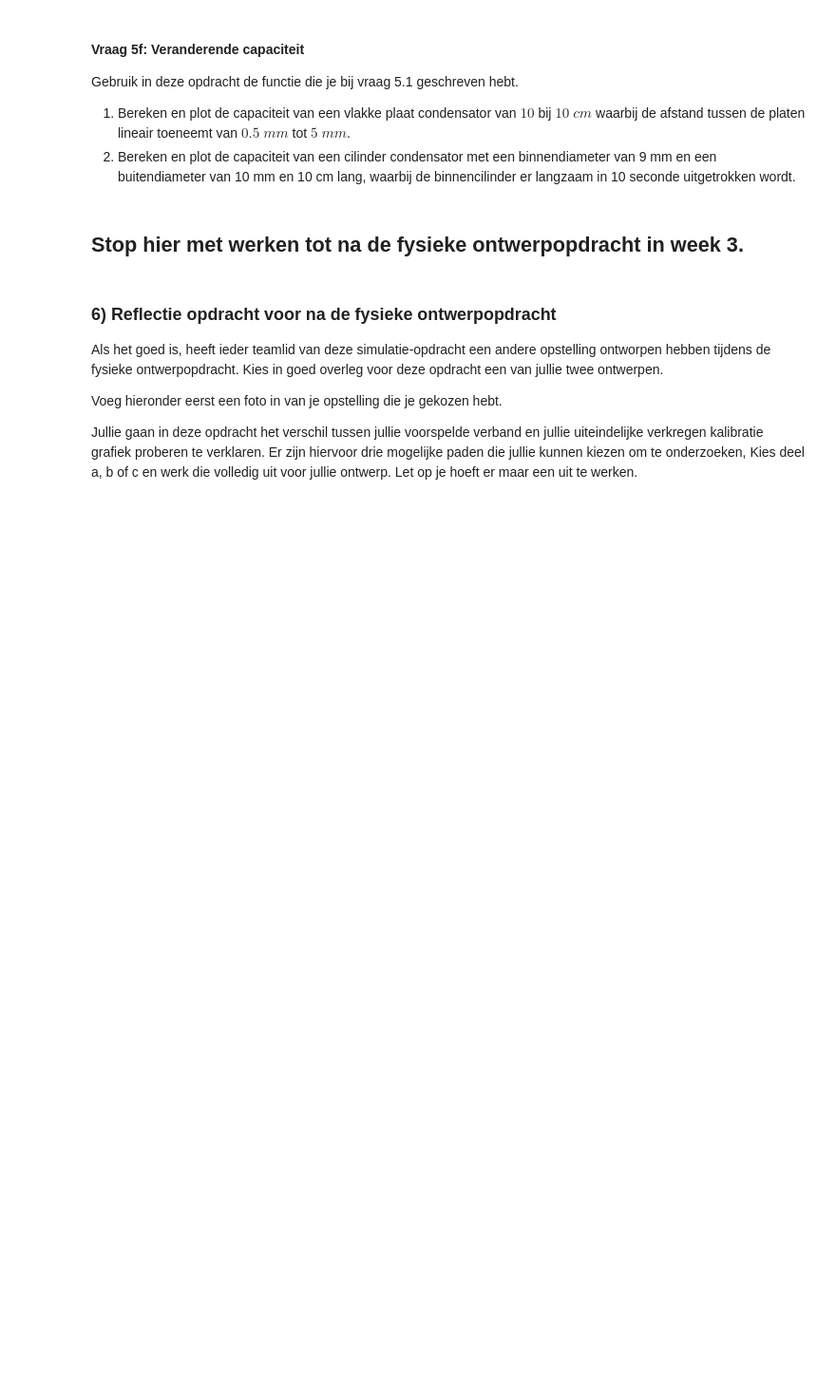
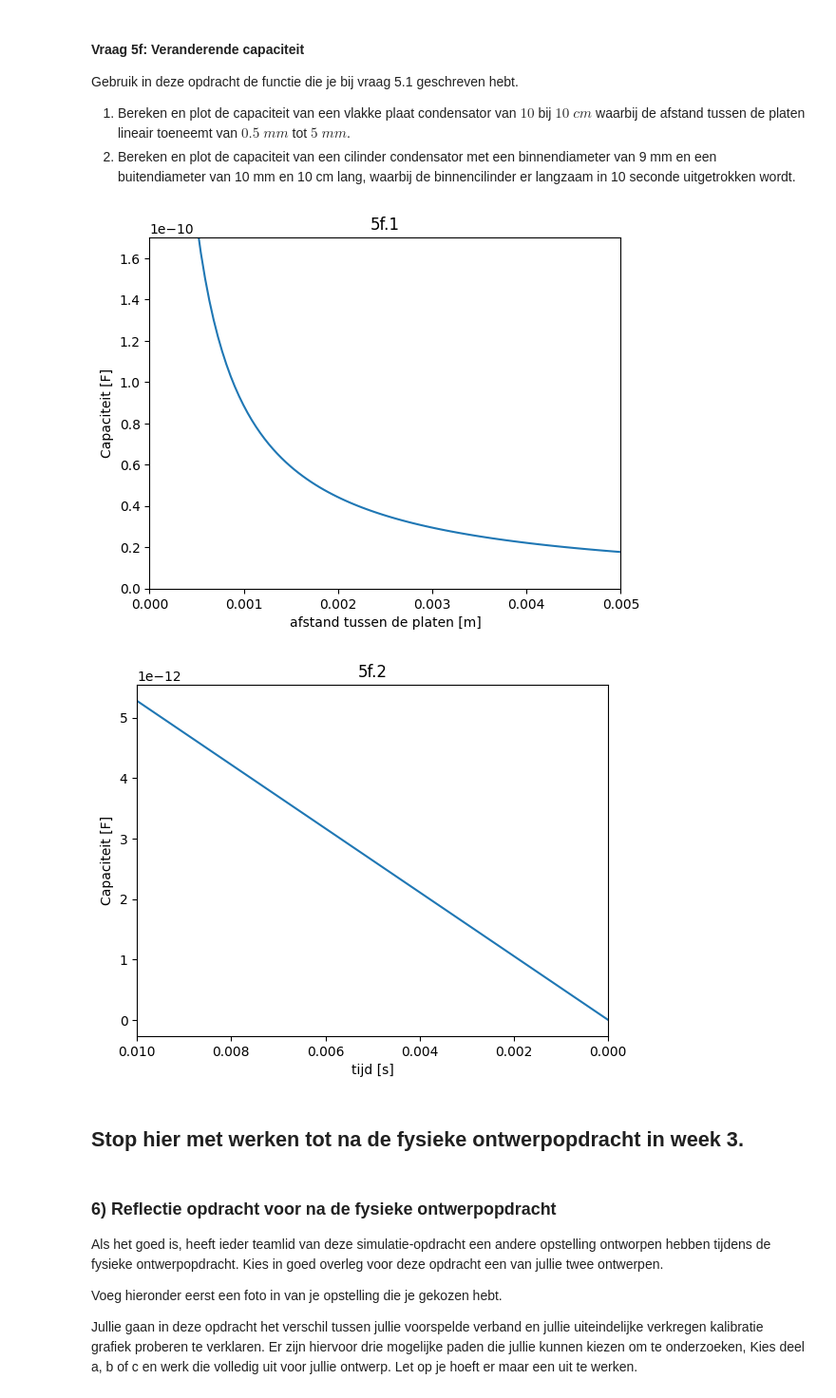
Before and after one commit to FS314159265358979323846264338/opdrachten-DEF-D, a Jupyter notebook: DigitaleOntwerpopdrachten/1CondensatorOpdracht/CondensatorOntwerpopdracht.ipynb, the cells around one changed output. Shown at 95% size. Saved outputs shown, nothing was run; the diff lists cells and outputs as text; code cells hidden in the pictures; blank space fills up the shorter version.

```diff
--- a/DigitaleOntwerpopdrachten/1CondensatorOpdracht/CondensatorOntwerpopdracht.ipynb
+++ b/DigitaleOntwerpopdrachten/1CondensatorOpdracht/CondensatorOntwerpopdracht.ipynb
@@ -787,7 +866,37 @@ Gebruik in deze opdracht de functie die je bij vraag 5.1 geschreven hebt.
 # %%
 ###
 ###Jouw code hier###
+# 1.
+A_5f = 0.1*0.1 # m
+d_5f = np.linspace(0.0005,0.005,101)
+C_5f1 = epsilon0*A_5f/d_5f
+plt.figure()
+plt.plot(d_5f,C_5f1)
+plt.xlabel('afstand tussen de platen [m]')
+plt.ylabel('Capaciteit [F]')
+plt.xlim(0,0.005)
+plt.ylim(0,1.7e-10)
+plt.title('5f.1')
+plt.show()
+
+# 2.
+r_5f_bin = 4.5e-3
+r_5f_uit = 5e-3
+l_5f = np.linspace(0,10e-3,10)
+C_5f2 = 2*np.pi*epsilon0*l_5f/(np.log(r_5f_uit/r_5f_bin))
+
+plt.figure()
+plt.plot(l_5f,C_5f2)
+plt.xlabel('tijd [s]')
+plt.ylabel('Capaciteit [F]')
+plt.xlim(10e-3,0)
+plt.title('5f.2')
+plt.show()
+
 ###
+# %% [output]
+[figure, added]
+[figure, added]
 # %% [markdown]
 ## Stop hier met werken tot na de fysieke ontwerpopdracht in week 3.
 # %% [markdown]
```
Also changed, not shown: parts of 8 cells of this notebook.
